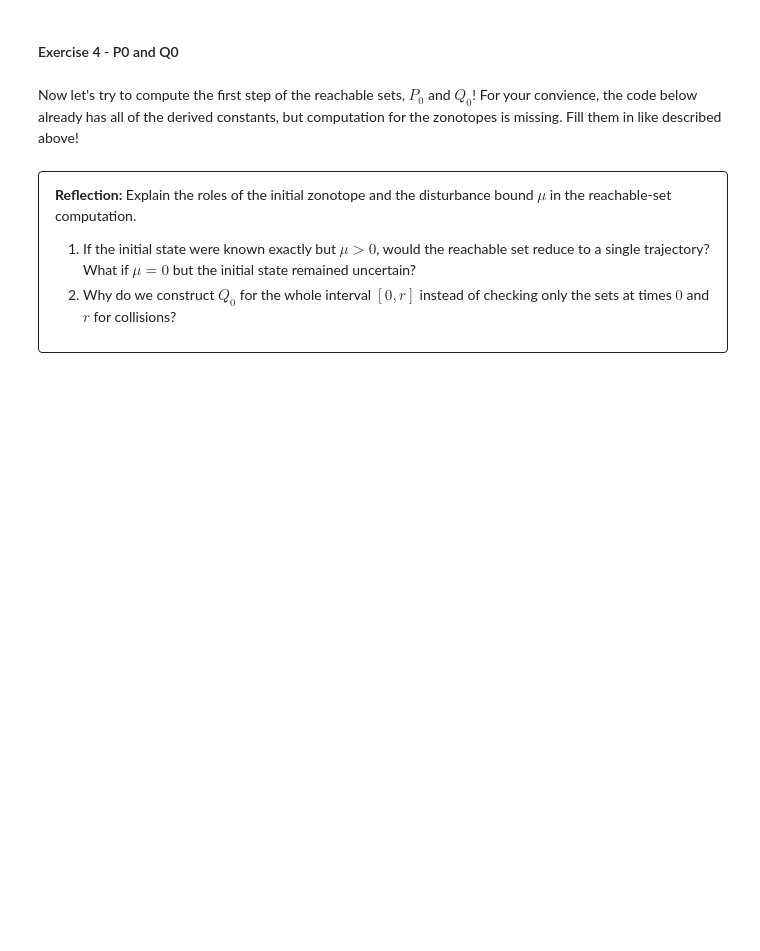
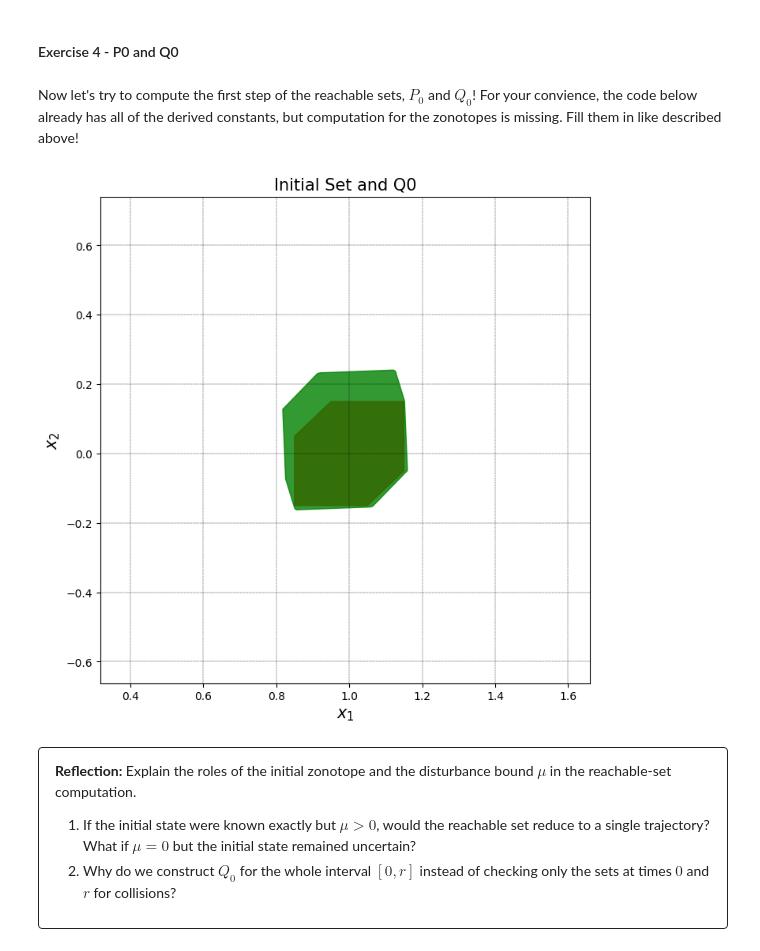
Before and after one commit to Sanjana20304/C-DAC-Notes, a Jupyter notebook: tut1_reachability_Elevel.ipynb, the cells around one changed output. Cells and saved outputs as stored; diff of their text form; code cells hidden in the pictures; blank space fills up the shorter version.

```diff
--- a/tut1_reachability_Elevel.ipynb
+++ b/tut1_reachability_Elevel.ipynb
@@ -298,36 +304,45 @@ Now let's try to compute the first step of the reachable sets, $P_0$ and $Q_0$!
 # %%
 # derived constants from pseudo code
 A_norm = np.linalg.norm(A, np.inf)
 e_ra = np.array(expm(r*A))
 
 sup_ig = max(np.linalg.norm(g, np.inf) for g in init_g.T)      # iterate over columns, which are the generators of  the initial zonotope
 alpha = (np.exp(r*A_norm) - 1 - r*A_norm) * sup_ig
 beta = ((np.exp(r*A_norm) - 1) / A_norm) * mu
 
 beta_box_g = np.array([[beta, 0], [0, beta]]).reshape(2, 2)
 alpha_beta_box_g = np.array([[alpha+beta, 0], [0, alpha+beta]]).reshape(2, 2)
 
 # PUT YOUR CODE HERE
 # p0 computations - center vector
-#p0_c = ...
+p0_c = (init_c + e_ra@init_c)/2
 
 # p0 computations - generators
-#p0_g = np.zeros((2, 2 * i_g.shape[1] + 1))
+p0_g = np.zeros((2, 2 * init_g.shape[1] + 1))
 
-#TODO: fill the values of p0_g
+p = init_g.shape[1]
 
-#q0_c = ...
-#q0_g = ...
+for i in range(p):
+    p0_g[:, i] = (init_g[:, i] + e_ra @ init_g[:, i]) / 2       #Average generators
+    p0_g[:, p + 1 + i] = (init_g[:, i] - e_ra @ init_g[:, i]) / 2           #Difference generators
+
+p0_g[:, p] = (init_c - e_ra @ init_c) / 2         #Centre difference generator
+
+# Q0 computations
+q0_c = p0_c
+q0_g = np.concatenate((p0_g, alpha_beta_box_g), axis=1)
 
 
 # lists to store the q generators and centers
 q_g = []
 q_c = []
 # q0 computations
 q_c.append(q0_c)
 q_g.append(q0_g)
 
 pp.visualize([init, pp.zonotope(x=q_c[0], G= q_g[0]) ], title=r'Initial Set and Q0')
+# %% [output]
+[figure, added]
 # %% [markdown]
 <style>.tut1-reflection > :last-child { margin-bottom: 0; }</style>
 
```
Also changed, not shown: parts of 7 cells of this notebook.
